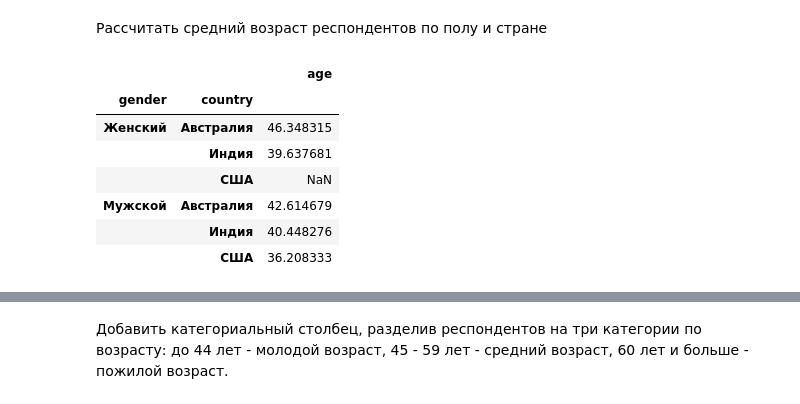
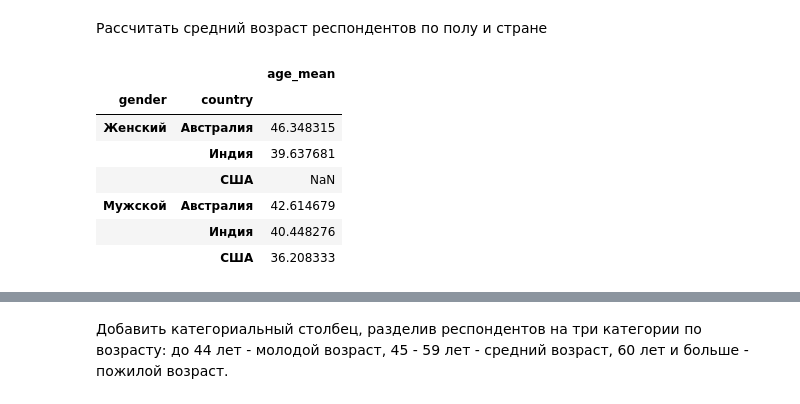
Before and after one commit to VladSunny/YLDA-Climate, a Jupyter notebook: Vlad/CalculationsResearch.ipynb, the cells around one changed output, grey strips where cells are left out. Cells and saved outputs as stored; diff of their text form; code cells hidden in the pictures.

```diff
--- a/Vlad/CalculationsResearch.ipynb
+++ b/Vlad/CalculationsResearch.ipynb
@@ -149,12 +172,16 @@ df[['number_of_complaints', 'complaints_cat']].sample(5)
 # %%
 tmp = df[['gender', 'age', 'country']].copy()
 mean_age_df = tmp.groupby(['gender', 'country'], observed=False).mean().copy()
 
+mean_age_df.rename(columns={
+    'age': 'age_mean',
+}, inplace=True)
+
 mean_age_df.to_csv('data/mean_age.csv')
 
 mean_age_df
 # %% [output]
-|  |  | age |
+|  |  | age_mean |
 | gender | country |  |
 | Женский | Австралия | 46.348315 |
 |  | Индия | 39.637681 |
```
Also changed, not shown: parts of 21 cells of this notebook.
